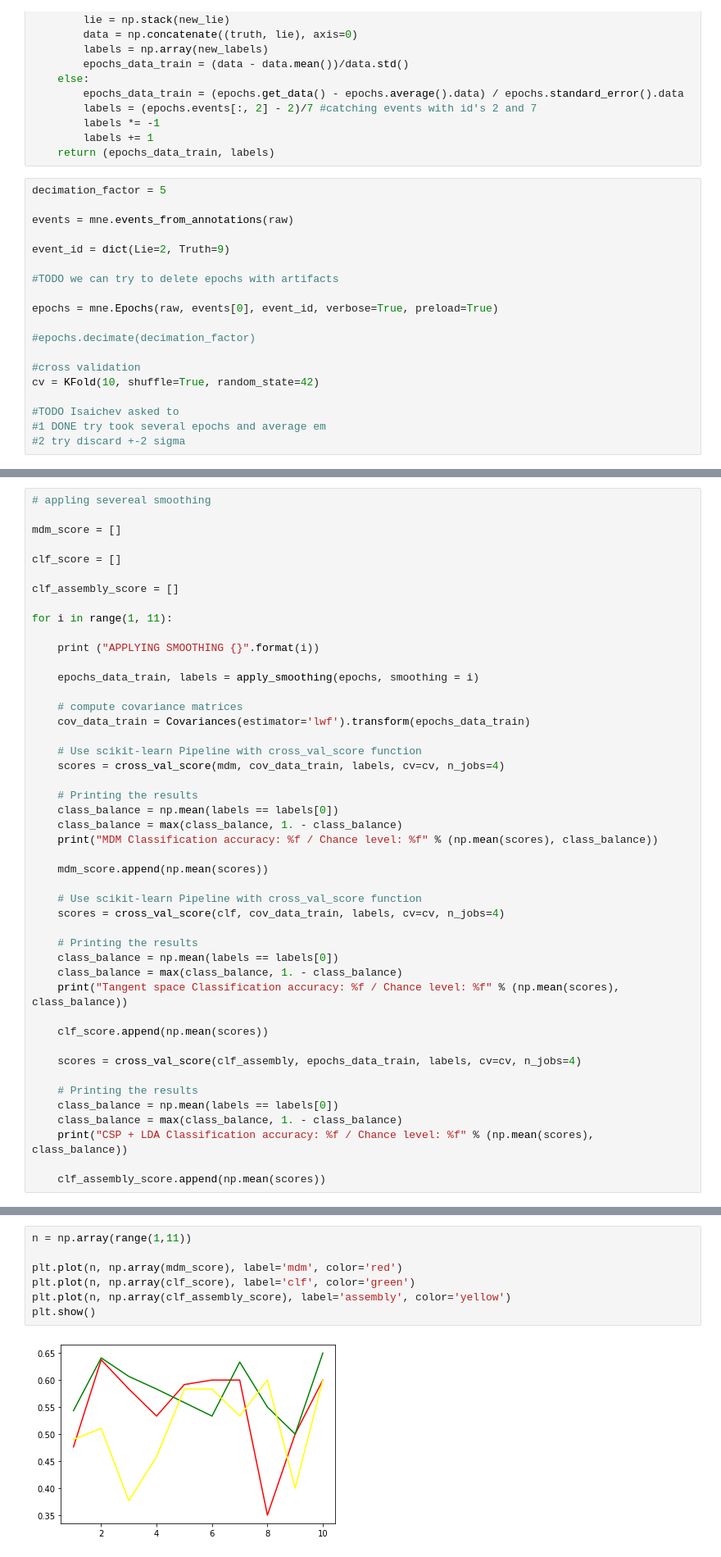
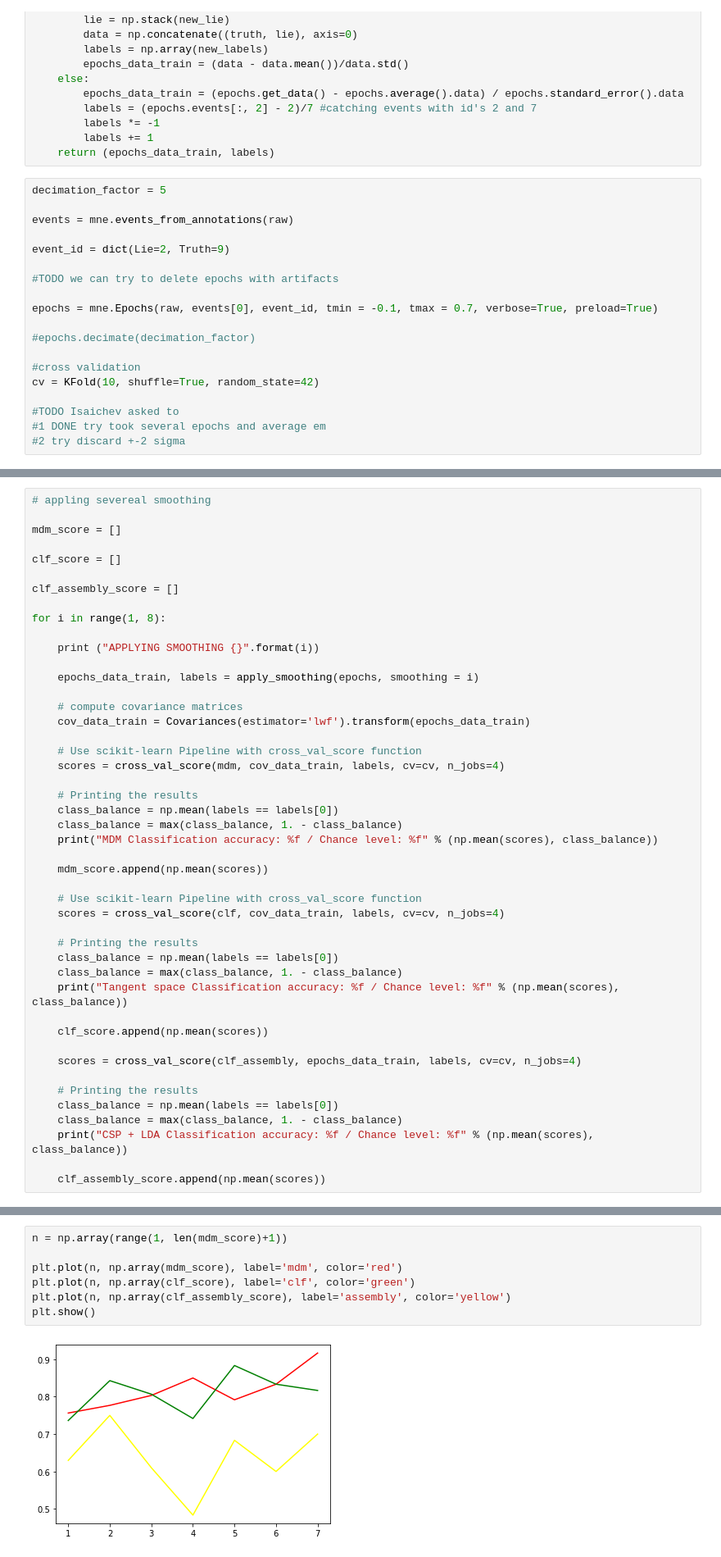
Before and after one commit to ambisinistra/thesis_materials, a Jupyter notebook: Diploma LieClassifier V1 smoothing_applied.ipynb, the cells around one changed output, grey strips where cells are left out. Shown at 82% size. Cells and saved outputs as stored; diff of their text form.

```diff
--- a/Diploma LieClassifier V1 smoothing_applied.ipynb
+++ b/Diploma LieClassifier V1 smoothing_applied.ipynb
@@ -96,7 +96,7 @@ event_id = dict(Lie=2, Truth=9)
 
 #TODO we can try to delete epochs with artifacts
 
-epochs = mne.Epochs(raw, events[0], event_id, verbose=True, preload=True)
+epochs = mne.Epochs(raw, events[0], event_id, tmin = -0.1, tmax = 0.7, verbose=True, preload=True)
 
 #epochs.decimate(decimation_factor)
 
@@ -158,7 +162,7 @@ clf_score = []
 
 clf_assembly_score = []
 
-for i in range(1, 11):
+for i in range(1, 8):
 
     print ("APPLYING SMOOTHING {}".format(i))
 
@@ -228,10 +232,10 @@ print(clf_assembly_score)
 # %%
-n = np.array(range(1,11))
+n = np.array(range(1, len(mdm_score)+1))
 
 plt.plot(n, np.array(mdm_score), label='mdm', color='red')
 plt.plot(n, np.array(clf_score), label='clf', color='green')
 plt.plot(n, np.array(clf_assembly_score), label='assembly', color='yellow')
 plt.show()
 # %% [output]
-[figure, old version]
+[figure, new version]
 # %%
```
Also changed, not shown: parts of 10 cells of this notebook.
